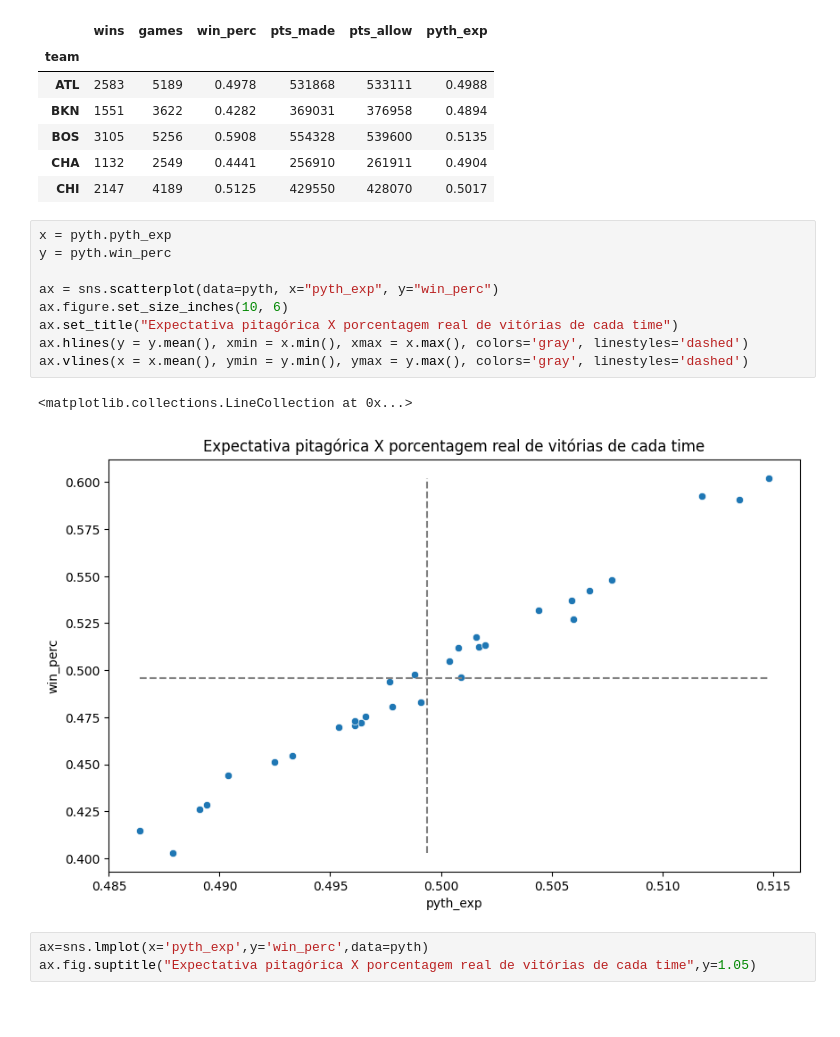
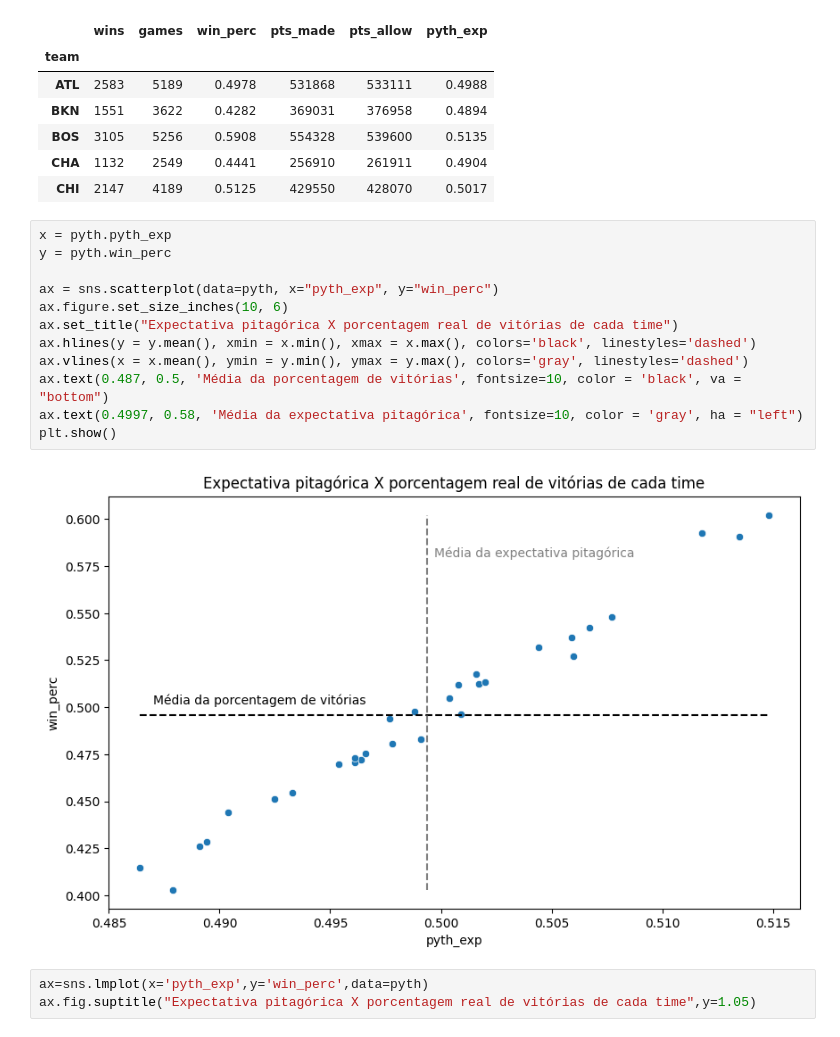
Before and after one commit to mths-andrade/pyth_exp, a Jupyter notebook: pythagorean.ipynb, the cells around one changed output. Drawn from its saved outputs; the diff is of its cells as text; blank space fills up the shorter version.

```diff
--- a/pythagorean.ipynb
+++ b/pythagorean.ipynb
@@ -56,15 +57,17 @@ pyth.head()
 # %%
 x = pyth.pyth_exp
 y = pyth.win_perc
 
 ax = sns.scatterplot(data=pyth, x="pyth_exp", y="win_perc")
 ax.figure.set_size_inches(10, 6)
 ax.set_title("Expectativa pitagórica X porcentagem real de vitórias de cada time")
-ax.hlines(y = y.mean(), xmin = x.min(), xmax = x.max(), colors='gray', linestyles='dashed')
+ax.hlines(y = y.mean(), xmin = x.min(), xmax = x.max(), colors='black', linestyles='dashed')
 ax.vlines(x = x.mean(), ymin = y.min(), ymax = y.max(), colors='gray', linestyles='dashed')
+ax.text(0.487, 0.5, 'Média da porcentagem de vitórias', fontsize=10, color = 'black', va = "bottom")
+ax.text(0.4997, 0.58, 'Média da expectativa pitagórica', fontsize=10, color = 'gray', ha = "left")
+plt.show()
 # %% [output]
-<matplotlib.collections.LineCollection at 0x...>
-[figure, old version]
+[figure, new version]
 # %%
 ax=sns.lmplot(x='pyth_exp',y='win_perc',data=pyth)
 ax.fig.suptitle("Expectativa pitagórica X porcentagem real de vitórias de cada time",y=1.05)
```
Also changed, not shown: parts of 5 cells of this notebook.
